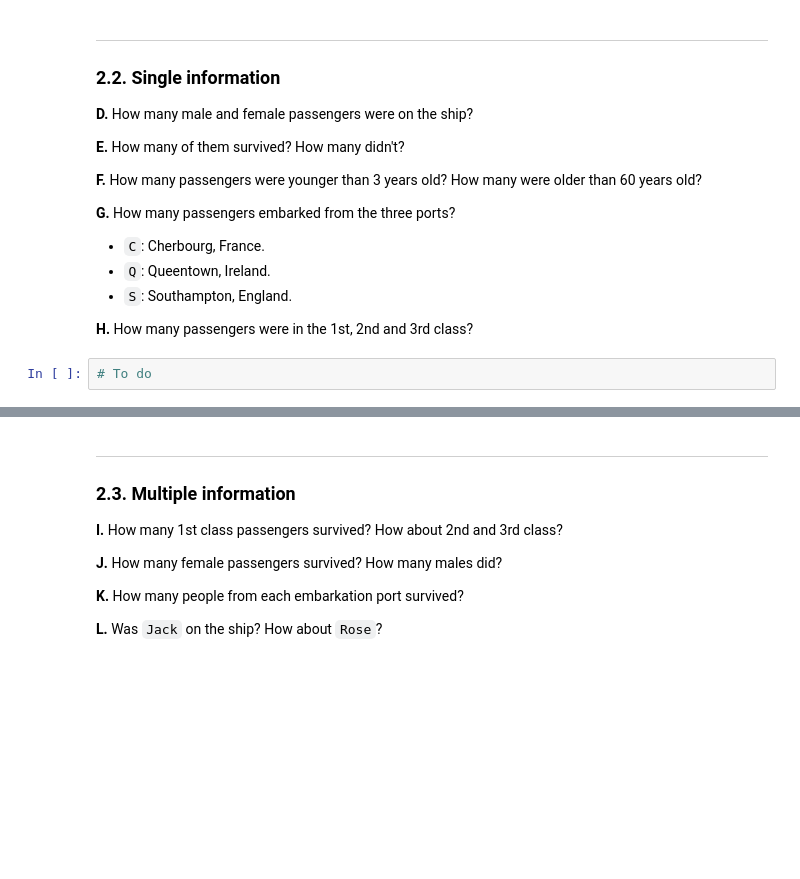
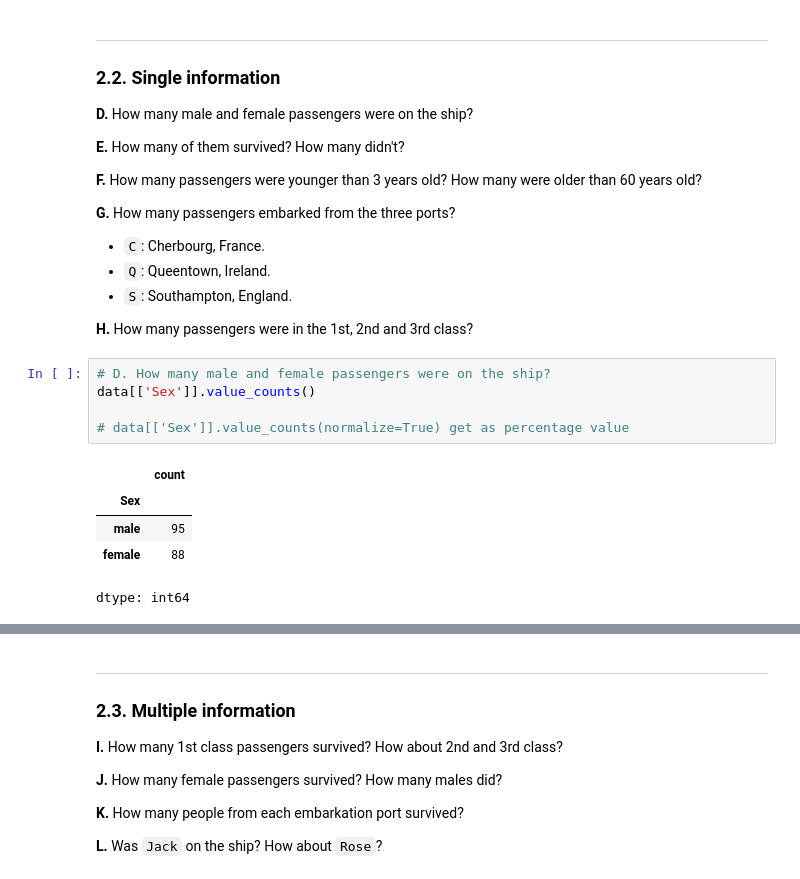
Before and after one commit to SuosSovanrith/DataAnalysisI, a Jupyter notebook: Lab1_SuosSovanrith.ipynb, the cells around one changed output, grey strips where cells are left out. Drawn from its saved outputs; the diff is of its cells as text; blank space fills up the shorter version.

```diff
--- a/Lab1_SuosSovanrith.ipynb
+++ b/Lab1_SuosSovanrith.ipynb
@@ -103,5 +194,14 @@ Answer the following questions:
 - `S`: Southampton, England.
 
 **H.** How many passengers were in the 1st, 2nd and 3rd class?
-# %%
-# To do
+# %%
+# D. How many male and female passengers were on the ship?
+data[['Sex']].value_counts()
+
+# data[['Sex']].value_counts(normalize=True) get as percentage value
+# %% [output]
+|  | count |
+| Sex |  |
+| male | 95 |
+| female | 88 |
+dtype: int64
```
Also changed, not shown: parts of 15 cells of this notebook.
